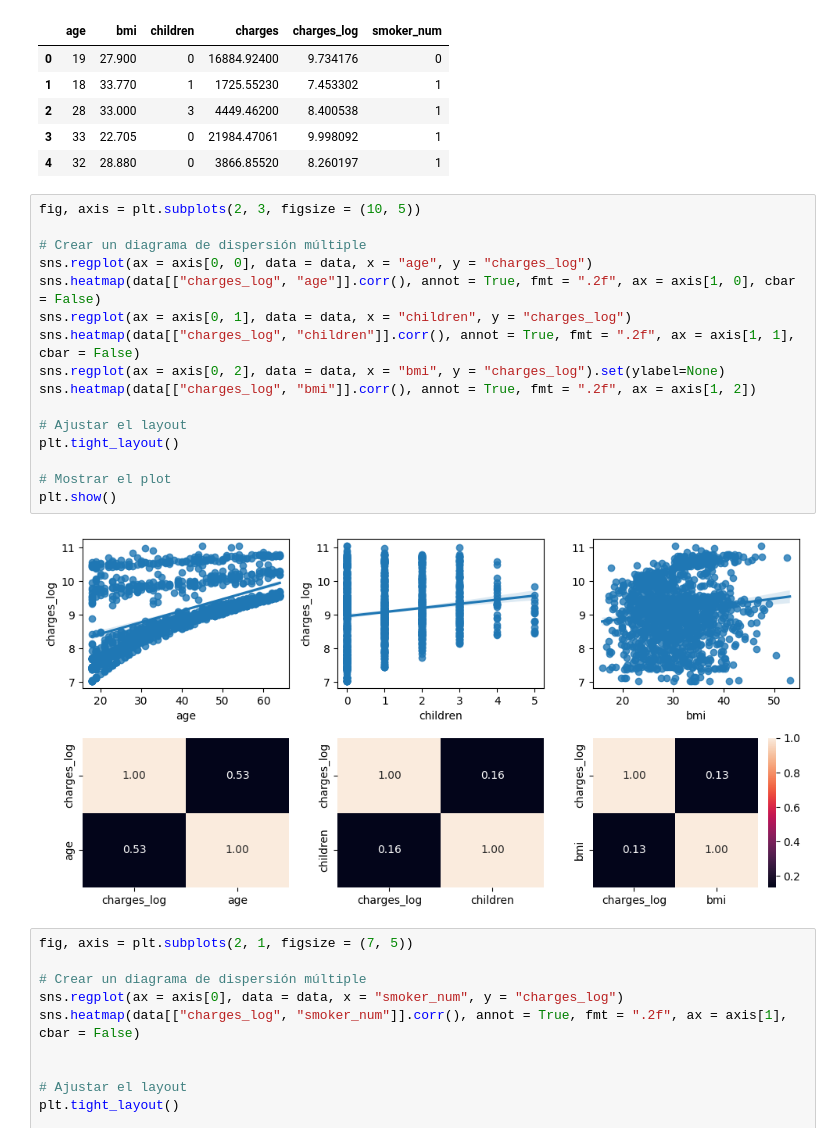
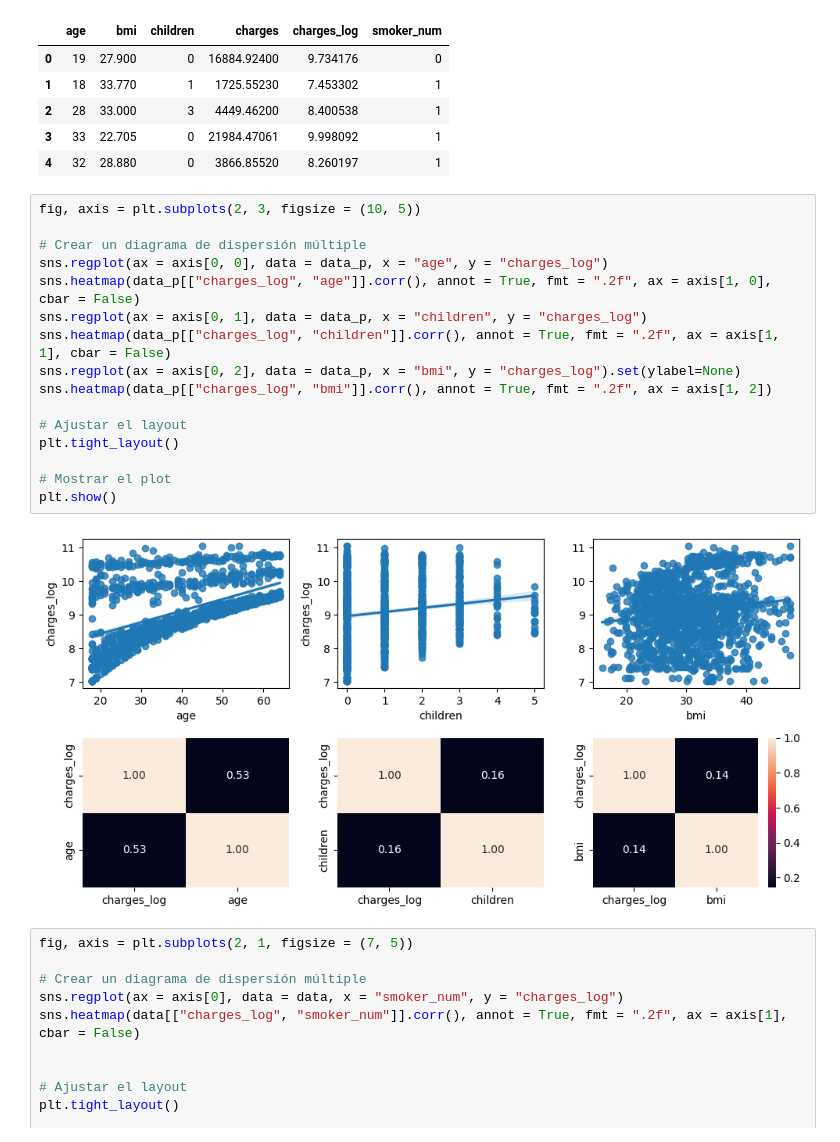
Before and after one commit to RmVa23/linear-regression, a Jupyter notebook: src/explore.ipynb, the cells around one changed output. Cells and saved outputs as stored; diff of their text form.

```diff
--- a/src/explore.ipynb
+++ b/src/explore.ipynb
@@ -399,21 +399,21 @@ data_p.head()
 # %%
 fig, axis = plt.subplots(2, 3, figsize = (10, 5))
 
 # Crear un diagrama de dispersión múltiple
-sns.regplot(ax = axis[0, 0], data = data, x = "age", y = "charges_log")
-sns.heatmap(data[["charges_log", "age"]].corr(), annot = True, fmt = ".2f", ax = axis[1, 0], cbar = False)
-sns.regplot(ax = axis[0, 1], data = data, x = "children", y = "charges_log")
-sns.heatmap(data[["charges_log", "children"]].corr(), annot = True, fmt = ".2f", ax = axis[1, 1], cbar = False)
-sns.regplot(ax = axis[0, 2], data = data, x = "bmi", y = "charges_log").set(ylabel=None)
-sns.heatmap(data[["charges_log", "bmi"]].corr(), annot = True, fmt = ".2f", ax = axis[1, 2])
+sns.regplot(ax = axis[0, 0], data = data_p, x = "age", y = "charges_log")
+sns.heatmap(data_p[["charges_log", "age"]].corr(), annot = True, fmt = ".2f", ax = axis[1, 0], cbar = False)
+sns.regplot(ax = axis[0, 1], data = data_p, x = "children", y = "charges_log")
+sns.heatmap(data_p[["charges_log", "children"]].corr(), annot = True, fmt = ".2f", ax = axis[1, 1], cbar = False)
+sns.regplot(ax = axis[0, 2], data = data_p, x = "bmi", y = "charges_log").set(ylabel=None)
+sns.heatmap(data_p[["charges_log", "bmi"]].corr(), annot = True, fmt = ".2f", ax = axis[1, 2])
 
 # Ajustar el layout
 plt.tight_layout()
 
 # Mostrar el plot
 plt.show()
 # %% [output]
-[figure, old version]
+[figure, new version]
 # %%
 fig, axis = plt.subplots(2, 1, figsize = (7, 5))
 
```
Also changed, not shown: parts of 4 cells of this notebook.
